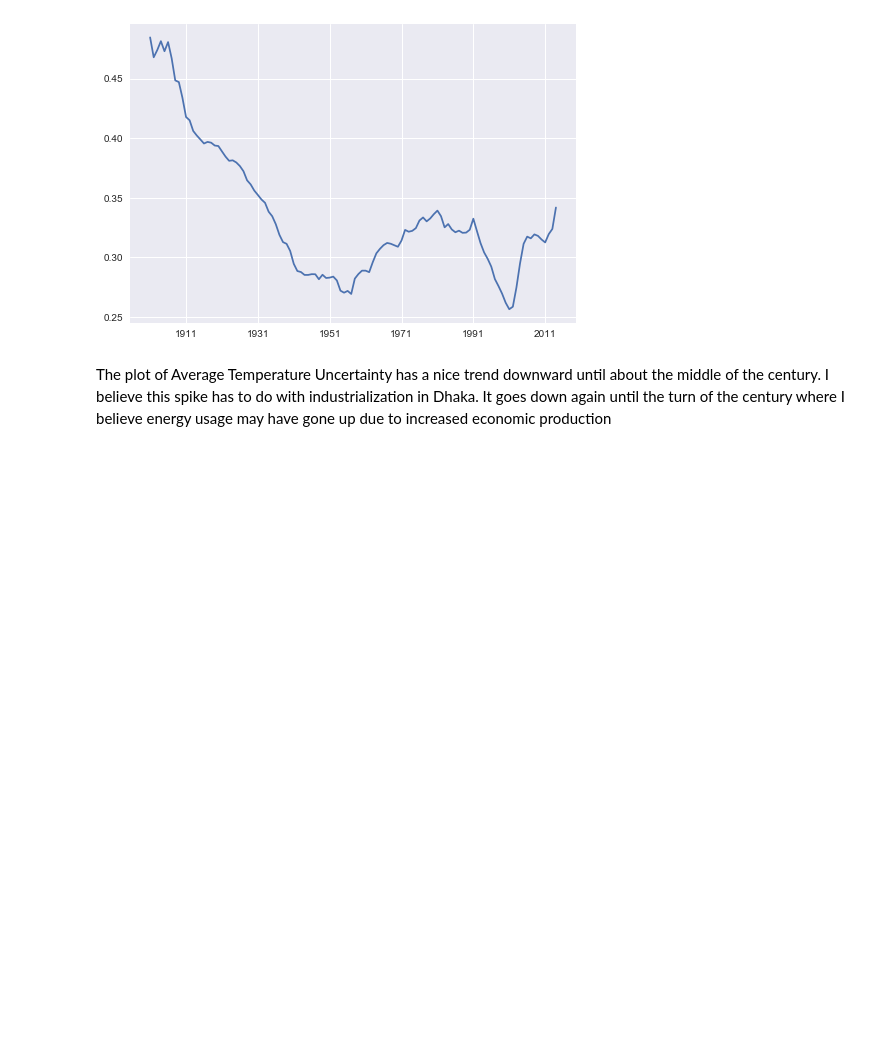
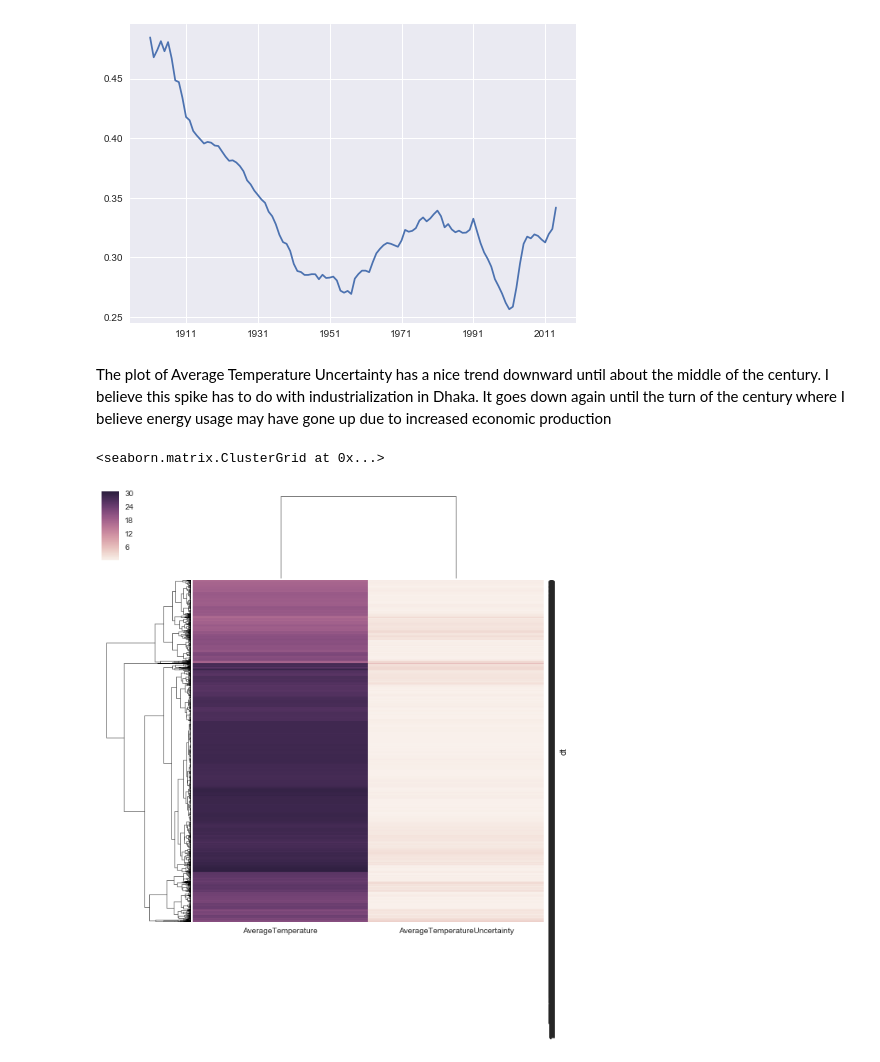
Before and after one commit to sali45/DhakaClimateData, a Jupyter notebook: Climate Clustering Visualization.ipynb, the cells around one changed output. Drawn from its saved outputs; the diff is of its cells as text; code cells hidden in the pictures; blank space fills up the shorter version.

Commit message:
Added heatmap for Average Temperature and Average Temperature Uncertainty

```diff
--- a/Climate Clustering Visualization.ipynb
+++ b/Climate Clustering Visualization.ipynb
@@ -42,3 +42,10 @@ plot1 = plt.plot(Dhaka_by_year_df.index, pd.stats.moments.ewma(Dhaka_by_year_df.
 [figure]
 # %% [markdown]
 The plot of Average Temperature Uncertainty has a nice trend downward until about the middle of the century. I believe this spike has to do with industrialization in Dhaka. It goes down again until the turn of the century where I believe energy usage may have gone up due to increased economic production
+# %%
+DhakaTempdf = DhakaTempdf.drop(["Latitude", "Longitude", "City", "Country", "dt"], axis=1)
+# %%
+sns.clustermap(DhakaTempdf)
+# %% [output]
+<seaborn.matrix.ClusterGrid at 0x...>
+[figure, added]
```
